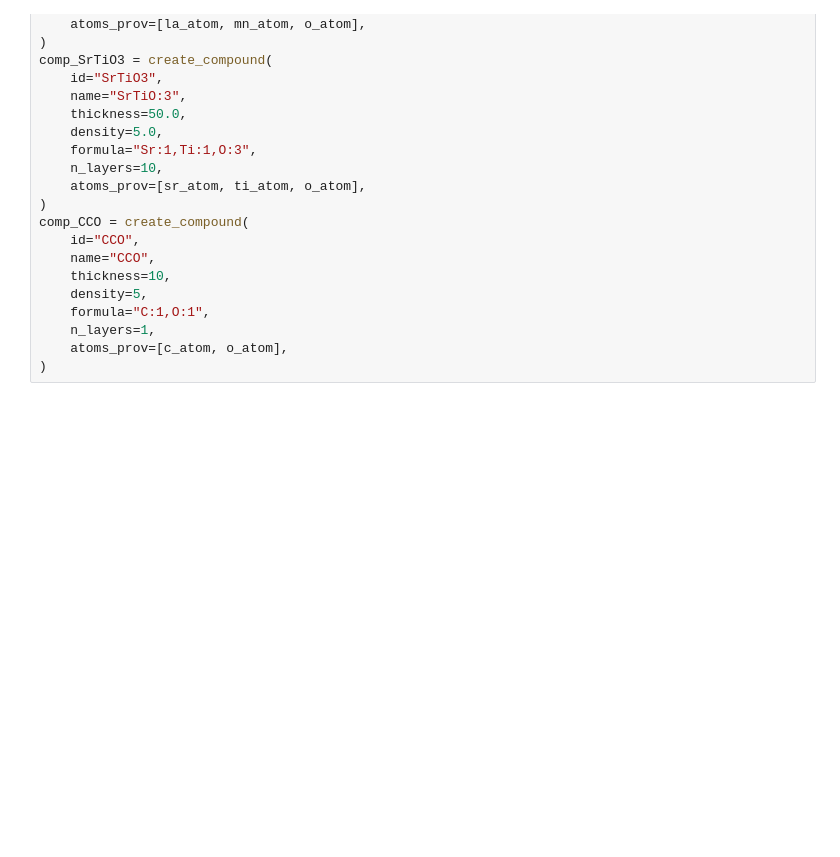
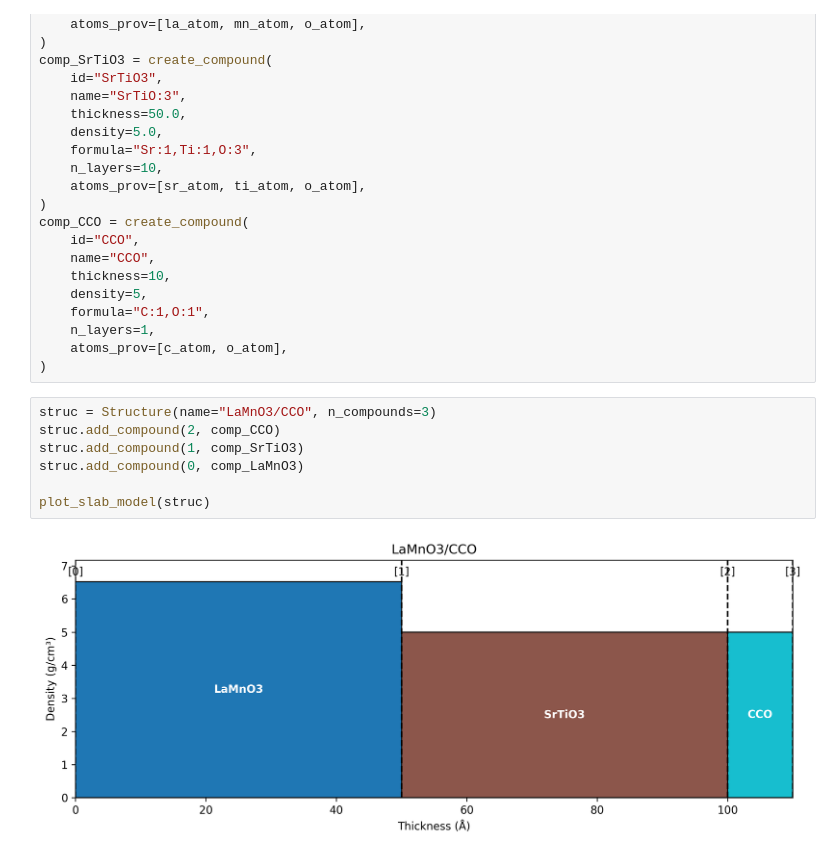
Before and after one commit to niaggar/rxr-mask, a Jupyter notebook: tests.ipynb, the cells around one changed output. Cells and saved outputs as stored; diff of their text form; blank space fills up the shorter version.

Commit message:
[edit] plot functions

```diff
--- a/tests.ipynb
+++ b/tests.ipynb
@@ -209,4 +184,13 @@ comp_CCO = create_compound(
     n_layers=1,
     atoms_prov=[c_atom, o_atom],
 )
+# %%
+struc = Structure(name="LaMnO3/CCO", n_compounds=3)
+struc.add_compound(2, comp_CCO)
+struc.add_compound(1, comp_SrTiO3)
+struc.add_compound(0, comp_LaMnO3)
+
+plot_slab_model(struc)
+# %% [output]
+[figure, added]
 # %%
```
Also changed, not shown: parts of 5 cells of this notebook, 4 other files.
